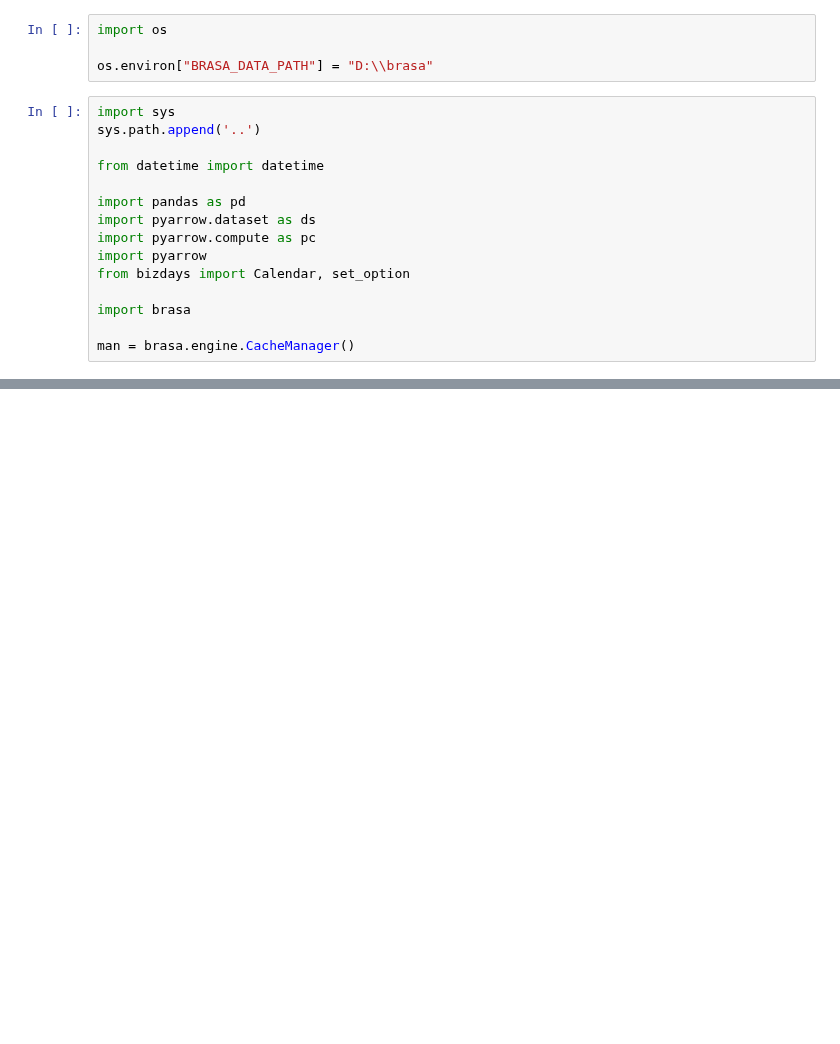
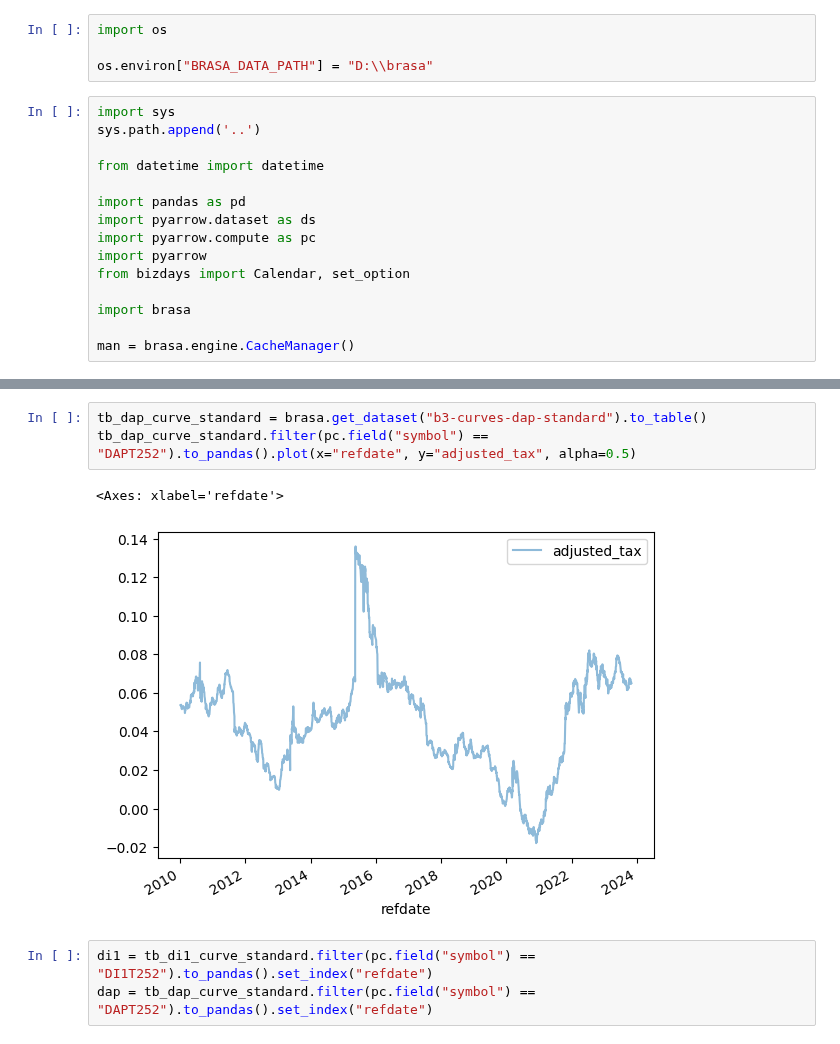
Before and after one commit to wilsonfreitas/brasa, a Jupyter notebook: notebooks/pyarrow-2-di1-curves.ipynb, the cells around one changed output, grey strips where cells are left out. Saved outputs shown, nothing was run; the diff lists cells and outputs as text; blank space fills up the shorter version.

```diff
--- a/notebooks/pyarrow-2-di1-curves.ipynb
+++ b/notebooks/pyarrow-2-di1-curves.ipynb
@@ -88,0 +41,9 @@ tb_di1_curve_standard_returns.filter(pc.field("symbol").isin(["DI1T21", "DI1T252
+# %%
+tb_dap_curve_standard = brasa.get_dataset("b3-curves-dap-standard").to_table()
+tb_dap_curve_standard.filter(pc.field("symbol") == "DAPT252").to_pandas().plot(x="refdate", y="adjusted_tax", alpha=0.5)
+# %% [output]
+<Axes: xlabel='refdate'>
+[figure, added]
+# %%
+di1 = tb_di1_curve_standard.filter(pc.field("symbol") == "DI1T252").to_pandas().set_index("refdate")
+dap = tb_dap_curve_standard.filter(pc.field("symbol") == "DAPT252").to_pandas().set_index("refdate")
```
Also changed, not shown: parts of 14 cells of this notebook, 8 other files.
